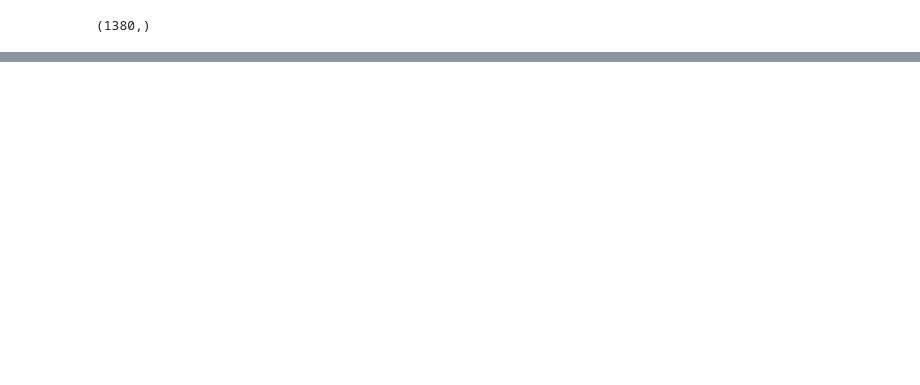
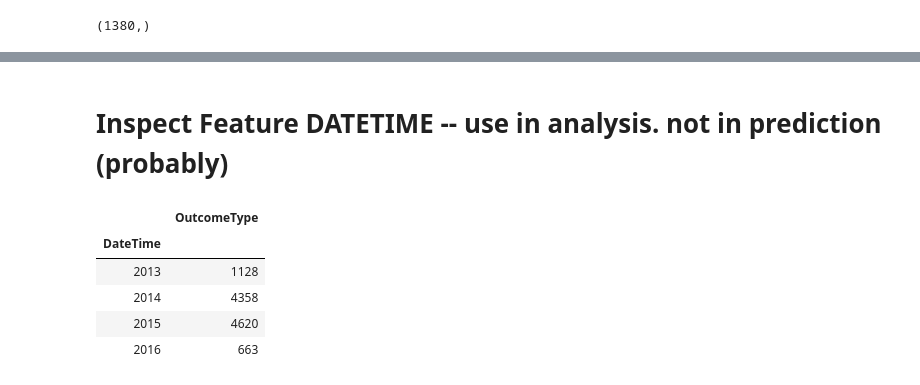
Before and after one commit to ta-data-lis/final-project, a Jupyter notebook: your-project/EDA.ipynb, the cells around one changed output, grey strips where cells are left out. Cells and saved outputs as stored; diff of their text form; code cells hidden in the pictures; blank space fills up the shorter version.

```diff
--- a/your-project/EDA.ipynb
+++ b/your-project/EDA.ipynb
@@ -180,0 +248,2 @@ Problably will do an hot encoding of this one
+# %% [markdown]
+# Inspect Feature DATETIME -- use in analysis. not in prediction (probably)
@@ -180,0 +254,16 @@ Problably will do an hot encoding of this one
+# %%
+## Group table by year
+
+adopt = dt.loc[dt['OutcomeType']== 'Adoption']
+
+adopt = adopt[['DateTime','OutcomeType']]
+
+piv = adopt.pivot_table(values = ['OutcomeType'], index = adopt['DateTime'].dt.year , aggfunc = ({'OutcomeType':'count'}))
+piv
+# %% [output]
+|  | OutcomeType |
+| DateTime |  |
+| 2013 | 1128 |
+| 2014 | 4358 |
+| 2015 | 4620 |
+| 2016 | 663 |
```
Also changed, not shown: parts of 15 cells of this notebook.
